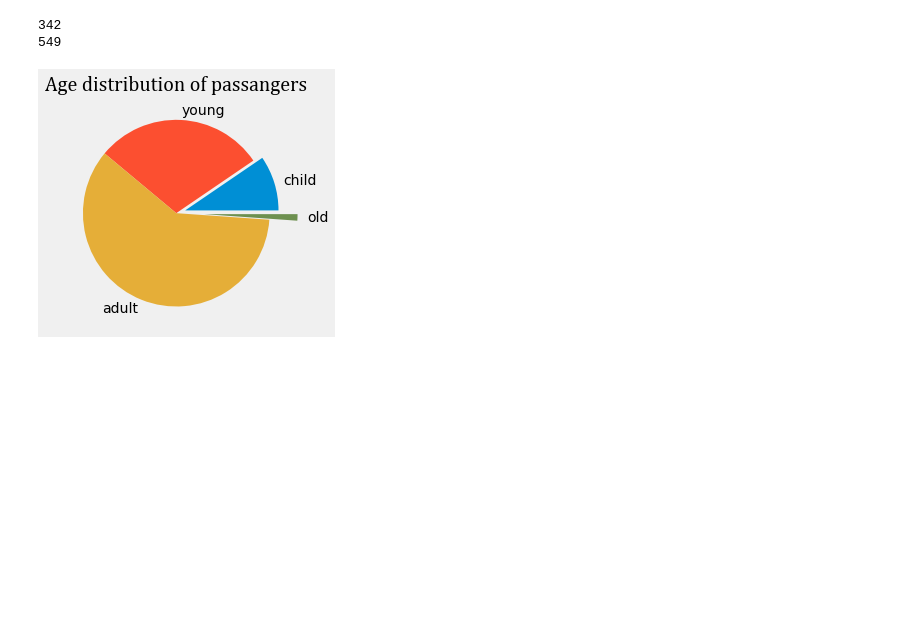
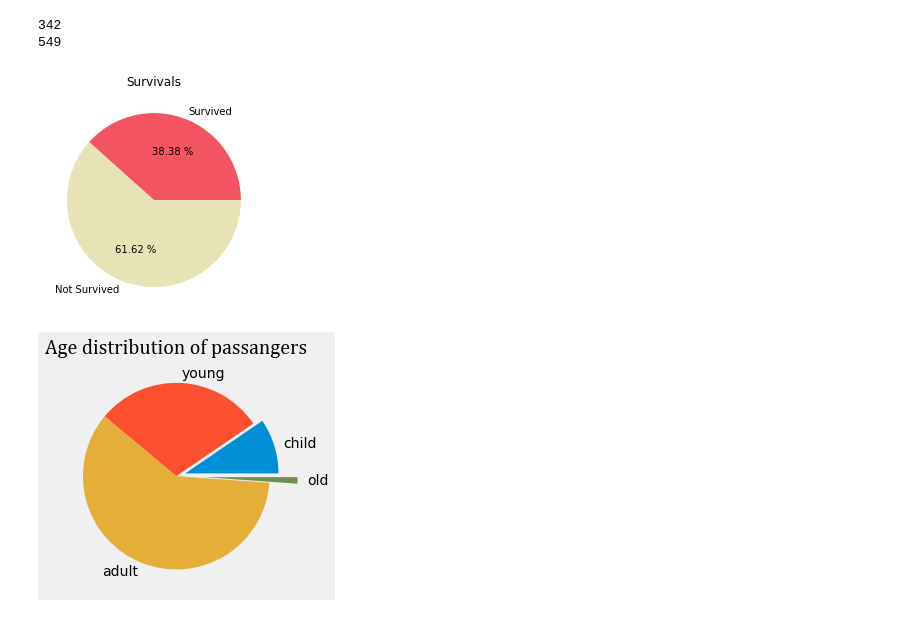
Before and after one commit to sucremad/IntroDataScience, a Jupyter notebook: matplotlib/matplotlib.ipynb, the cells around one changed output. Drawn from its saved outputs; the diff is of its cells as text; code cells hidden in the pictures; blank space fills up the shorter version.

```diff
--- a/matplotlib/matplotlib.ipynb
+++ b/matplotlib/matplotlib.ipynb
@@ -252,6 +287,14 @@ colors = ['#F25461', '#E7E3B6']
 # %% [output]
 342
 549
+# %%
+plt.pie([survived, notsurvived], labels=labels,
+        colors = colors, autopct = '%.2f %%')
+plt.title('Survivals')
+
+plt.show()
+# %% [output]
+[figure, added]
 # %%
 child = data.loc[data.Age <12].count()[0]
 young = data.loc[(data.Age >=12) & (data.Age < 25) ].count()[0]
```
Also changed, not shown: parts of 1 cell of this notebook.
